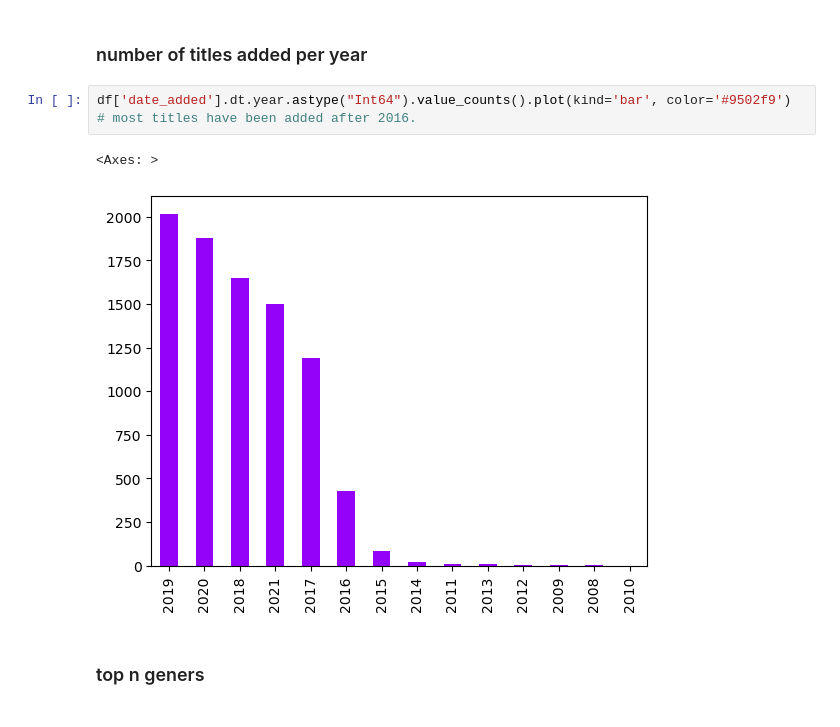
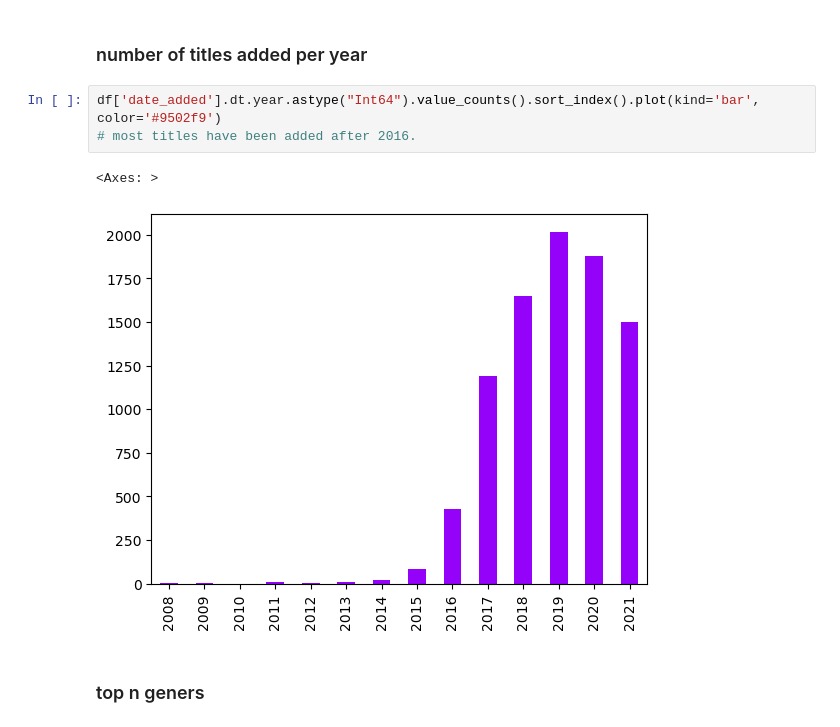
Before and after one commit to amirnasiri93/netflix_dataset_learning, a Jupyter notebook: main.ipynb, the cells around one changed output. Saved outputs shown, nothing was run; the diff lists cells and outputs as text.

```diff
--- a/main.ipynb
+++ b/main.ipynb
@@ -180,11 +172,11 @@ df['country'].value_counts(ascending=False).head(20).plot(kind='bar')
 # %% [markdown]
 ### number of titles added per year
 # %%
-df['date_added'].dt.year.astype("Int64").value_counts().plot(kind='bar', color='#9502f9')
+df['date_added'].dt.year.astype("Int64").value_counts().sort_index().plot(kind='bar', color='#9502f9')
 # most titles have been added after 2016.
 # %% [output]
 <Axes: >
-[figure, old version]
+[figure, new version]
 # %% [markdown]
 ### top n geners
 # %%
```
Also changed, not shown: parts of 39 cells of this notebook, 1 other file.
